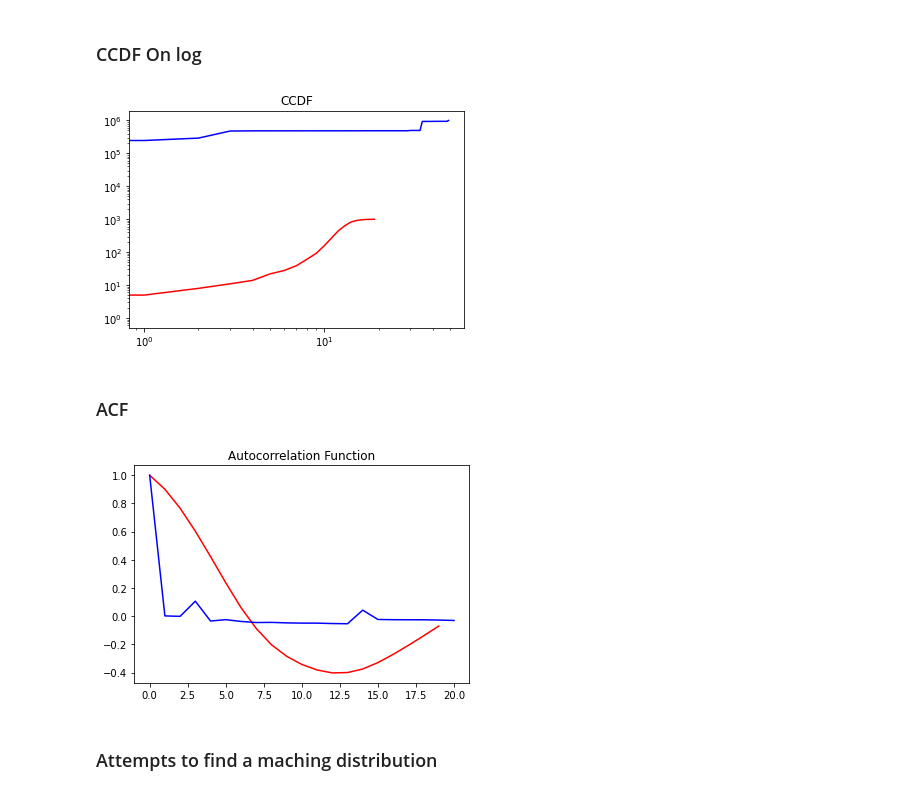
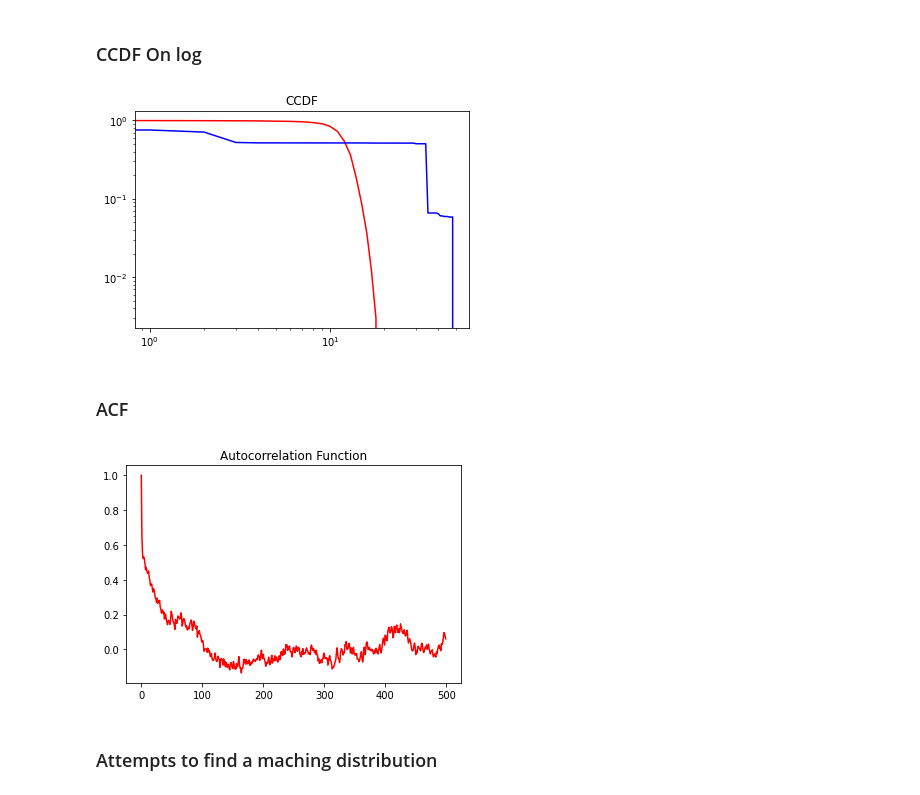
Before and after one commit to caioeverest/mscc, a Jupyter notebook: Final.ipynb, the cells around one changed output. Drawn from its saved outputs; the diff is of its cells as text; code cells hidden in the pictures.

```diff
--- a/Final.ipynb
+++ b/Final.ipynb
@@ -352,8 +351,8 @@ Kurtosis: 3.3777700549876033
 # %%
 ps_1s_ccdf = 1 - ps_1s_cumsum
 
-plt.plot(ps_1s_ccdf * -1, color="red")
-plt.plot(ps_ccdf * -1, color="blue")
+plt.plot(ps_1s_ccdf, color="red")
+plt.plot(ps_ccdf, color="blue")
 
 plt.yscale("log")
 plt.xscale("log")
@@ -362,23 +361,23 @@ plt.title('CCDF')
 plt.show()
 plt.close()
 # %% [output]
-[figure, old version]
+[figure, new version]
 # %% [markdown]
 ### ACF
 # %%
-ps_1s_acf = acf(ps_1s_ccdf, nlags=20, fft=False)
+ps_1s_acf = [df_1s.autocorr(lag) for lag in range(500)]
 
 plt.plot(ps_1s_acf, color="red")
-plt.plot(ps_acf, color="blue")
+#plt.plot(ps_acf, color="blue")
 
 # plt.yscale("log")
 # plt.xscale("log")
 plt.title('Autocorrelation Function')
 
 plt.show()
 plt.close()
 # %% [output]
-[figure, old version]
+[figure, new version]
 # %% [markdown]
 ### Attempts to find a maching distribution
 # %% [markdown]
```
Also changed, not shown: parts of 40 cells of this notebook.
